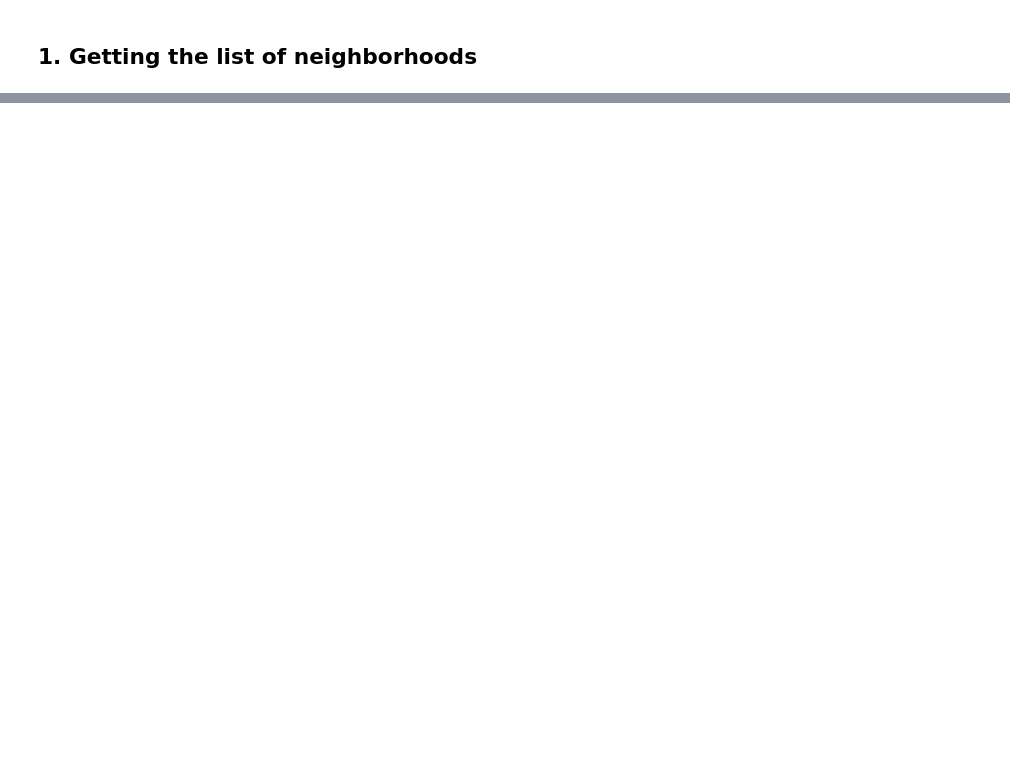
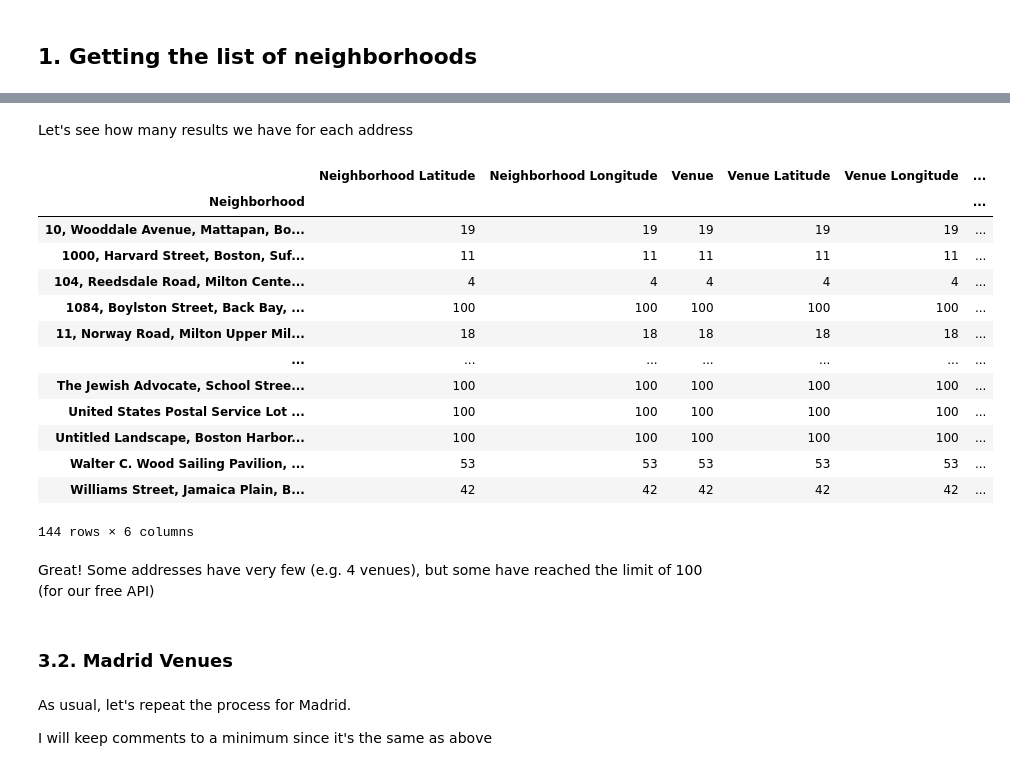
Before and after one commit to jrkumelys/Coursera_Capstone, a Jupyter notebook: Coursera Capstone Final Project.ipynb, the cells around one changed output, grey strips where cells are left out. Cells and saved outputs as stored; diff of their text form; code cells hidden in the pictures; blank space fills up the shorter version.

```diff
--- a/Coursera Capstone Final Project.ipynb
+++ b/Coursera Capstone Final Project.ipynb
@@ -49,0 +548,11 @@ We will follow these steps:
+# %%
+# Initialize an empty address list
+addresses_list = []
+
+# Find the closest address to each latlong combination and add them to the list
+for lat, long in zip(new_df_boston['Latitude'], new_df_boston['Longitude']):
+    found_address = geolocator.reverse([lat, long])
+    print("... {}, {}".format(lat, long))
+    addresses_list.append(found_address.address)
+
+addresses_list
@@ -49,0 +596,3 @@ We will follow these steps:
+# %%
+new_df_boston['Neighborhood'] = addresses_list
+new_df_boston
@@ -49,0 +625,8 @@ We will follow these steps:
+# %%
+# Correct values are in a hidden cell
+
+CLIENT_ID = 'xxxx' # your Foursquare ID
+CLIENT_SECRET = 'xxxx' # your Foursquare Secret
+VERSION = '20180605' # Foursquare API version
+LIMIT = 100 # A default Foursquare API limit value
+RADIUS = 800
@@ -49,0 +681,4 @@ We will follow these steps:
+# %%
+venues_boston = getNearbyVenues(names=new_df_boston['Neighborhood'],
+                                 latitudes = new_df_boston['Latitude'],
+                                 longitudes = new_df_boston['Longitude'])
@@ -49,0 +716,27 @@ We will follow these steps:
+# %% [markdown]
+Let's see how many results we have for each address
+# %%
+venues_boston.groupby('Neighborhood').count()
+# %% [output]
+|  | Neighborhood Latitude | Neighborhood Longitude | Venue | Venue Latitude | Venue Longitude | ... |
+| Neighborhood |  |  |  |  |  | ... |
+| 10, Wooddale Avenue, Mattapan, Bo... | 19 | 19 | 19 | 19 | 19 | ... |
+| 1000, Harvard Street, Boston, Suf... | 11 | 11 | 11 | 11 | 11 | ... |
+| 104, Reedsdale Road, Milton Cente... | 4 | 4 | 4 | 4 | 4 | ... |
+| 1084, Boylston Street, Back Bay, ... | 100 | 100 | 100 | 100 | 100 | ... |
+| 11, Norway Road, Milton Upper Mil... | 18 | 18 | 18 | 18 | 18 | ... |
+| ... | ... | ... | ... | ... | ... | ... |
+| The Jewish Advocate, School Stree... | 100 | 100 | 100 | 100 | 100 | ... |
+| United States Postal Service Lot ... | 100 | 100 | 100 | 100 | 100 | ... |
+| Untitled Landscape, Boston Harbor... | 100 | 100 | 100 | 100 | 100 | ... |
+| Walter C. Wood Sailing Pavilion, ... | 53 | 53 | 53 | 53 | 53 | ... |
+| Williams Street, Jamaica Plain, B... | 42 | 42 | 42 | 42 | 42 | ... |
+144 rows × 6 columns
+# %% [markdown]
+Great! Some addresses have very few (e.g. 4 venues), but some have reached the limit of 100 (for our free API)
+# %% [markdown]
+### 3.2. Madrid Venues
+# %% [markdown]
+As usual, let's repeat the process for Madrid.
+
+I will keep comments to a minimum since it's the same as above
```
Also changed, not shown: parts of 151 cells of this notebook.
